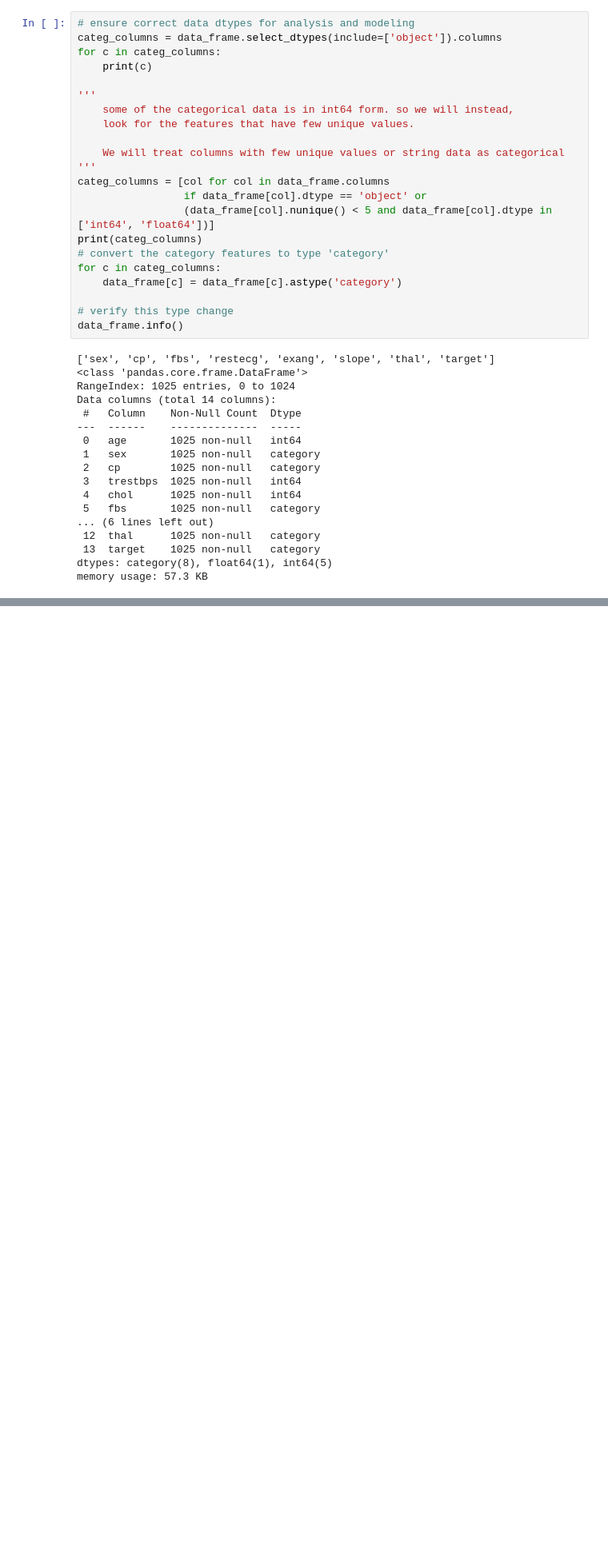
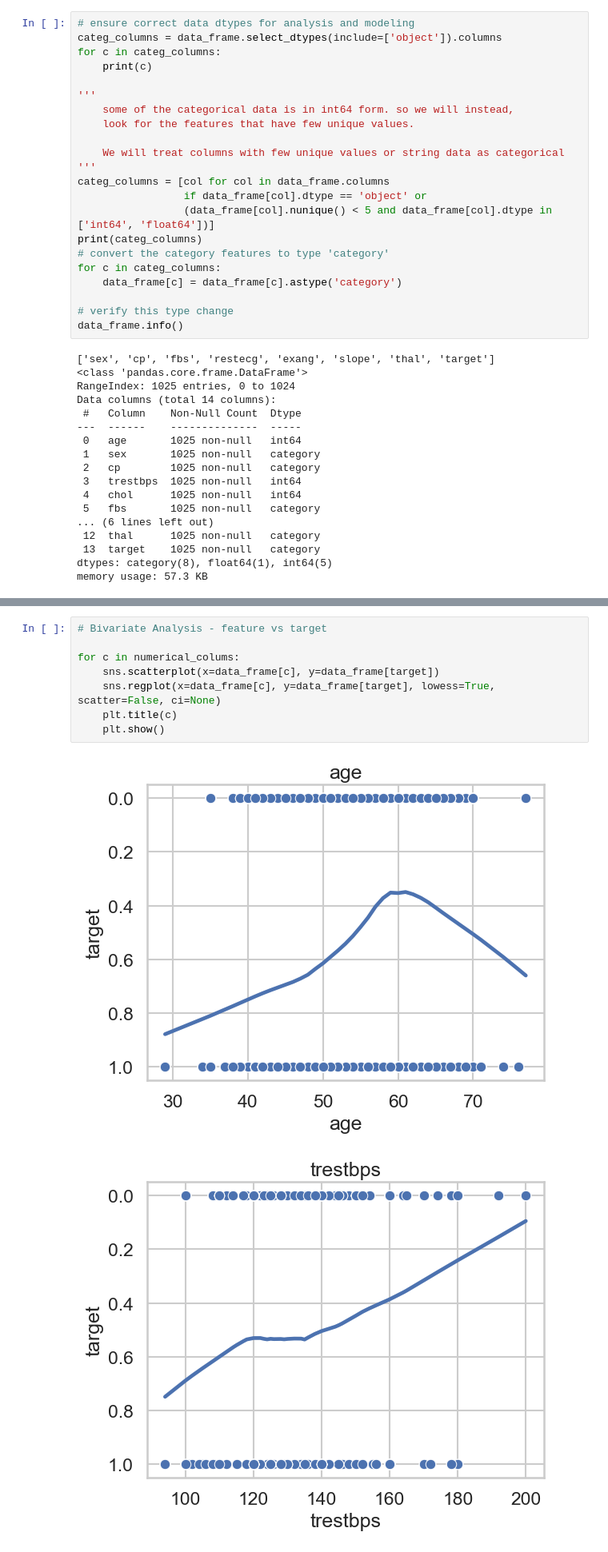
Before and after one commit to MarkAlfordJr/HeartDiseaseEndToEnd, a Jupyter notebook: notebook/heart_disease.ipynb, the cells around one changed output, grey strips where cells are left out. Shown: that part at 80% size. Drawn from its saved outputs; the diff is of its cells as text; blank space fills up the shorter version.

```diff
--- a/notebook/heart_disease.ipynb
+++ b/notebook/heart_disease.ipynb
@@ -265,0 +360,11 @@ Name: thal, dtype: float64
+# %%
+# Bivariate Analysis - feature vs target
+
+for c in numerical_colums:
+    sns.scatterplot(x=data_frame[c], y=data_frame[target])
+    sns.regplot(x=data_frame[c], y=data_frame[target], lowess=True, scatter=False, ci=None)
+    plt.title(c)
+    plt.show()
+# %% [output]
+[figure, added]
+[figure, added]
```
Also changed, not shown: parts of 19 cells of this notebook, 3 other files.
